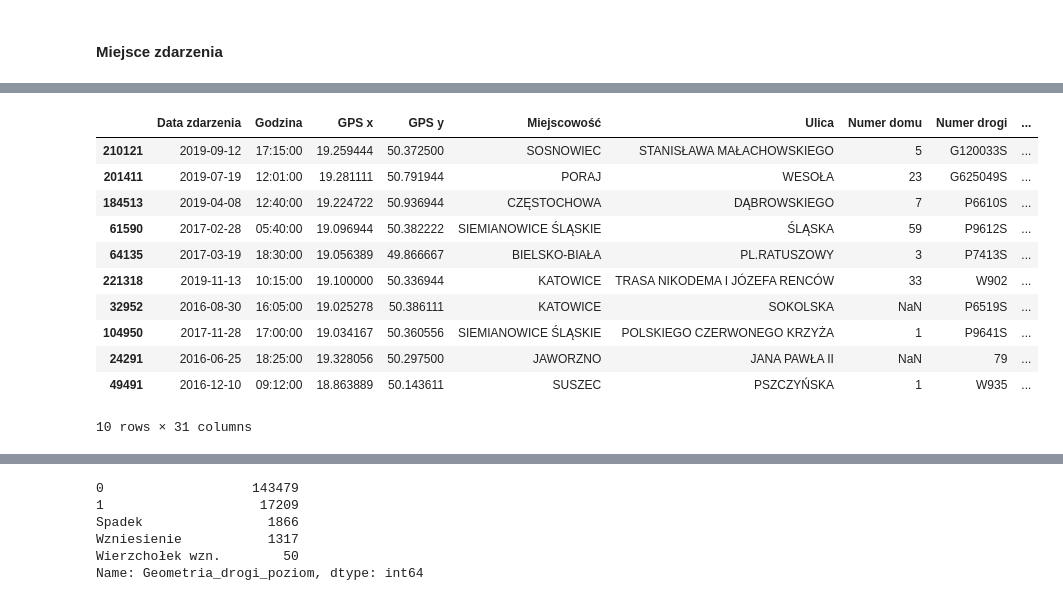
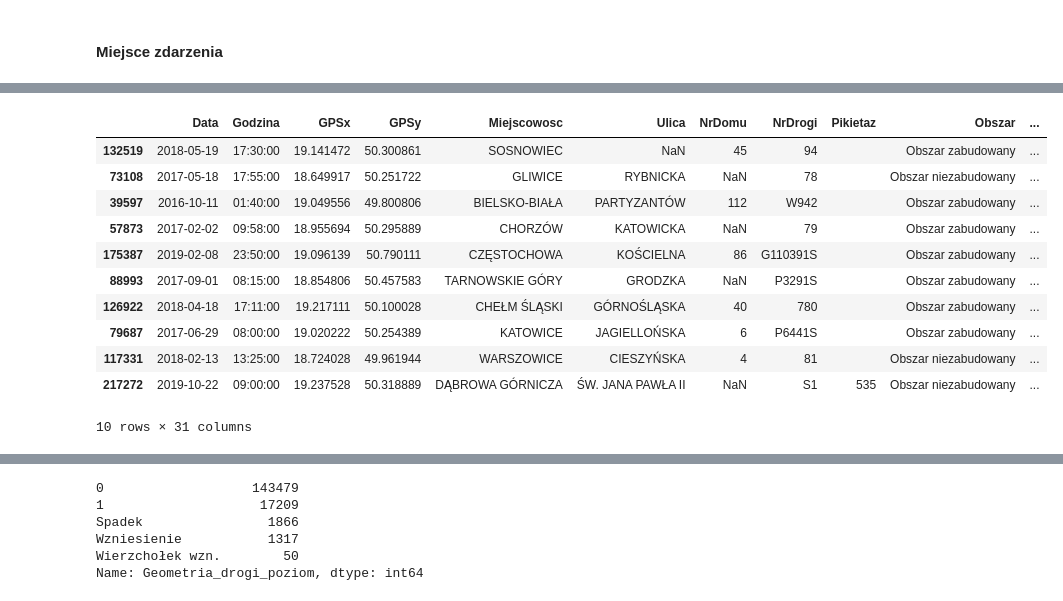
Before and after one commit to Aleksandra094/CarAccident, a Jupyter notebook: CarAccidents1.ipynb, the cells around one changed output, grey strips where cells are left out. Cells and saved outputs as stored; diff of their text form; code cells hidden in the pictures.

```diff
--- a/CarAccidents1.ipynb
+++ b/CarAccidents1.ipynb
@@ -182,27 +194,3 @@ df.sample(10)
 #### Wspolrzedne geograficzne
 # %% [markdown]
 Domyslny zapis wspolrzednych to D\*M'S([D]egree, [M]inute, [S]cond) np. 18\*53'289. Jednak, gdy pierwsza cyfra sekund jest zero, czasem wystepuje zapis D\*M''S np. 18\*53''11. Wystepowaly takze bledne zapisy takie jak 4\*\*56'569 i 50\*09'\*01.
-# %%
-def dmsToDecimal(coordinate_as_string):
-    try:
-        # Zapis domyslny to D*M'S([D]egree, [M]inute, [S]cond) zeby sprawnie podzielic kazda wspolrzedna na liste trzyelementowa
-        # zamieniam ' na *, a nastepnie dziele orzymany rezultat znakami *. W trakcie konwersji danych napotkalam rozne nieprawidlowe
-        # zapisy opisane w komorce powyzej. Wszystkie wystepujace nietypowe znaki takie jak **, '* i '' zamieniam na * i dziele znakiem *
-        degree, minute, second = str(coordinate_as_string).replace("**", "*").replace("'*", "*").replace("''", "*").replace("'", '*').split("*")
-    except:
-        # Jesli nie dzieli na liste trzyelementowa to najprawdopodobniej trzeci element jest pusty(lista dwuelementowa).
-        # Wtedy pierwszy element to stopien, drugi minuta. Sekundy zas sa rowne 0.
-        degree, minute = str(coordinate_as_string).replace("**", "*").replace("'*", "*").replace("''", "*").replace("'", '*').split("*")
-        second=0
-    # W niektorych wypadkach udaje sie podzielic wsadowego stringa tak aby uzyskac ostatnia czesc jako pusty string.
-    #Ponizej przeksztalcam pustego stringa w wartosc 0
-    if second == "" or second == " ":
-        second=0
-    # Wlasciwe przeksztalcenie wspolrzednej z wartosci katowych na wartosc liczbowa
-    coordinate_as_float = float(degree) + float(minute)/60 + float(second)/(60*60)
-    return coordinate_as_float
-# Przygotowana wyzej funkcje wywoluje na calych kolumnach dancych
-df['GPS x'] = df['GPS x'].apply(lambda x: dmsToDecimal(x))
-df['GPS y'] = df['GPS y'].apply(lambda x: dmsToDecimal(x))
-df.sample(10)
-# TO-DO Wyszukac i wykorzystac biblioteke okreslajaca wspolrzedne GPS na podstawie adresu
@@ -221,0 +197,11 @@ df.sample(10)
+# %%
+def dmsToDecimal(coordinate_as_string):
+    splittedCoordinate=re.findall(r"\w+", coordinate_as_string)
+    degrees = float(splittedCoordinate[0])
+    minutes = float(splittedCoordinate[1])
+    if len(splittedCoordinate)==3:
+        seconds = float(splittedCoordinate[2])/10
+    else:
+        seconds = 0
+    coordinate_as_float = degrees + minutes/60 + seconds/(60*60)
+    return coordinate_as_float
@@ -240,28 +287,28 @@ Index(['Data zdarzenia', 'Godzina', 'GPS x', 'GPS y', 'Miejscowość', 'Ulica',
 # %%
 # Pikietaz okresla miejsce zdarzenia na drodze poza terenem zabudowanym
 #Zapisywany jako xx,yyy gdzie:
 #xx – całkowita liczba kilometrów od początku drogi;
 #yyy – całkowita liczba metrów liczona od ostatniego pełnego kilometra.
 # W zbiorze danych prawdopodobnie jako wartosc w km, tyle ze z uzyciem "," jako separatora dziesietnego
 def pikietazToFloat(pikietazRaw):
     if isinstance(pikietazRaw, str):
         pikietazAsFloat = float(pikietazRaw.replace(",", "."))
     else:
         pikietazAsFloat = pikietazRaw
     return pikietazAsFloat
-df['KM HM (Pikietaż)']=df['KM HM (Pikietaż)'].apply(lambda x: pikietazToFloat(x))
-# df.rename(columns={'KM HM (Pikietaż)': 'KM_HM_Pikietaz'})
-df.sample(10)
+df['Pikietaz']=df['Pikietaz'].apply(lambda x: pikietazToFloat(x))
+df['Pikietaz']=df['Pikietaz'].fillna('')
+df[df['Pikietaz'].notnull()].sample(10)
 # %% [output]
-|  | Data zdarzenia | Godzina | GPS x | GPS y | Miejscowość | Ulica | Numer domu | Numer drogi | ... |
-| 210121 | 2019-09-12 | 17:15:00 | 19.259444 | 50.372500 | SOSNOWIEC | STANISŁAWA MAŁACHOWSKIEGO | 5 | G120033S | ... |
-| 201411 | 2019-07-19 | 12:01:00 | 19.281111 | 50.791944 | PORAJ | WESOŁA | 23 | G625049S | ... |
-| 184513 | 2019-04-08 | 12:40:00 | 19.224722 | 50.936944 | CZĘSTOCHOWA | DĄBROWSKIEGO | 7 | P6610S | ... |
-| 61590 | 2017-02-28 | 05:40:00 | 19.096944 | 50.382222 | SIEMIANOWICE ŚLĄSKIE | ŚLĄSKA | 59 | P9612S | ... |
-| 64135 | 2017-03-19 | 18:30:00 | 19.056389 | 49.866667 | BIELSKO-BIAŁA | PL.RATUSZOWY | 3 | P7413S | ... |
-| 221318 | 2019-11-13 | 10:15:00 | 19.100000 | 50.336944 | KATOWICE | TRASA NIKODEMA I JÓZEFA RENCÓW | 33 | W902 | ... |
-| 32952 | 2016-08-30 | 16:05:00 | 19.025278 | 50.386111 | KATOWICE | SOKOLSKA | NaN | P6519S | ... |
-| 104950 | 2017-11-28 | 17:00:00 | 19.034167 | 50.360556 | SIEMIANOWICE ŚLĄSKIE | POLSKIEGO CZERWONEGO KRZYŻA | 1 | P9641S | ... |
-| 24291 | 2016-06-25 | 18:25:00 | 19.328056 | 50.297500 | JAWORZNO | JANA PAWŁA II | NaN | 79 | ... |
-| 49491 | 2016-12-10 | 09:12:00 | 18.863889 | 50.143611 | SUSZEC | PSZCZYŃSKA | 1 | W935 | ... |
+|  | Data | Godzina | GPSx | GPSy | Miejscowosc | Ulica | NrDomu | NrDrogi | Pikietaz | Obszar | ... |
+| 132519 | 2018-05-19 | 17:30:00 | 19.141472 | 50.300861 | SOSNOWIEC | NaN | 45 | 94 |  | Obszar zabudowany | ... |
+| 73108 | 2017-05-18 | 17:55:00 | 18.649917 | 50.251722 | GLIWICE | RYBNICKA | NaN | 78 |  | Obszar niezabudowany | ... |
+| 39597 | 2016-10-11 | 01:40:00 | 19.049556 | 49.800806 | BIELSKO-BIAŁA | PARTYZANTÓW | 112 | W942 |  | Obszar zabudowany | ... |
+| 57873 | 2017-02-02 | 09:58:00 | 18.955694 | 50.295889 | CHORZÓW | KATOWICKA | NaN | 79 |  | Obszar zabudowany | ... |
+| 175387 | 2019-02-08 | 23:50:00 | 19.096139 | 50.790111 | CZĘSTOCHOWA | KOŚCIELNA | 86 | G110391S |  | Obszar zabudowany | ... |
+| 88993 | 2017-09-01 | 08:15:00 | 18.854806 | 50.457583 | TARNOWSKIE GÓRY | GRODZKA | NaN | P3291S |  | Obszar zabudowany | ... |
+| 126922 | 2018-04-18 | 17:11:00 | 19.217111 | 50.100028 | CHEŁM ŚLĄSKI | GÓRNOŚLĄSKA | 40 | 780 |  | Obszar zabudowany | ... |
+| 79687 | 2017-06-29 | 08:00:00 | 19.020222 | 50.254389 | KATOWICE | JAGIELLOŃSKA | 6 | P6441S |  | Obszar zabudowany | ... |
+| 117331 | 2018-02-13 | 13:25:00 | 18.724028 | 49.961944 | WARSZOWICE | CIESZYŃSKA | 4 | 81 |  | Obszar niezabudowany | ... |
+| 217272 | 2019-10-22 | 09:00:00 | 19.237528 | 50.318889 | DĄBROWA GÓRNICZA | ŚW. JANA PAWŁA II | NaN | S1 | 535 | Obszar niezabudowany | ... |
 10 rows × 31 columns
```
Also changed, not shown: parts of 43 cells of this notebook.
